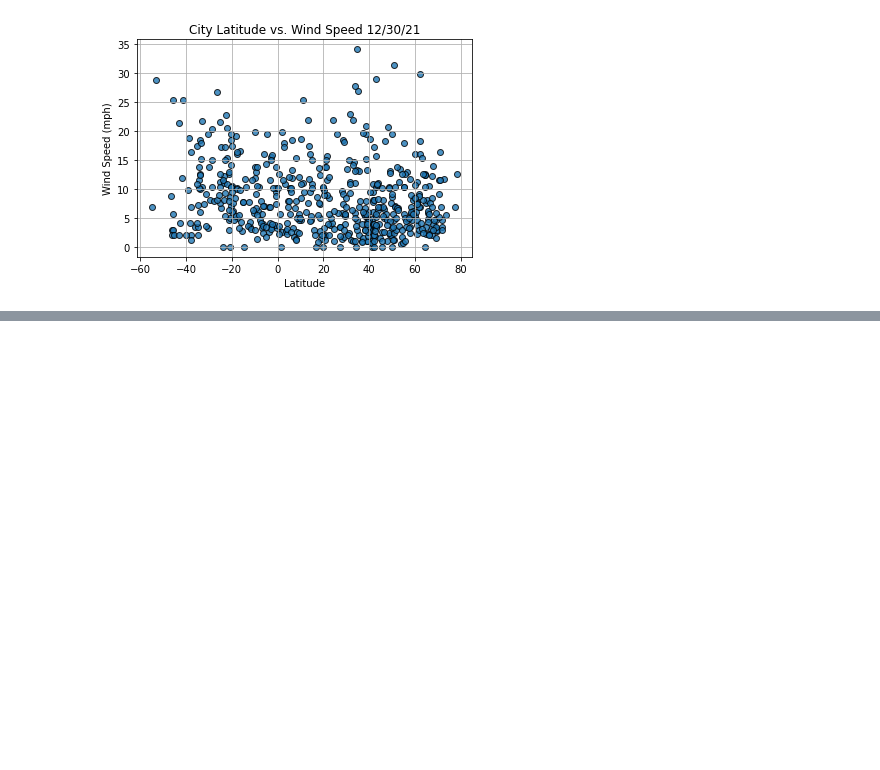
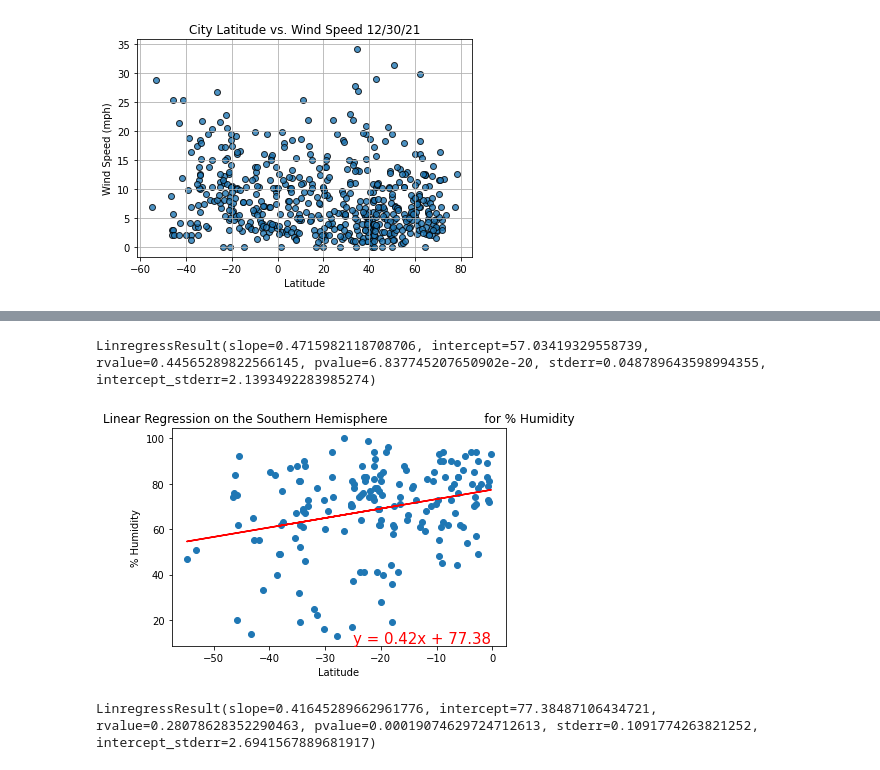
Before and after one commit to Robertfnicholson/World_Weather_Analysis, a Jupyter notebook: WeatherPy.ipynb, the cells around one changed output, grey strips where cells are left out. Drawn from its saved outputs; the diff is of its cells as text; code cells hidden in the pictures; blank space fills up the shorter version.

```diff
--- a/WeatherPy.ipynb
+++ b/WeatherPy.ipynb
@@ -242,0 +344,20 @@ plt.show()
+# %%
+# Use linear regression on the data. Note the r values, lower than .05 = low correlation; greater than .05 = hiogh correlation
+linregress(northern_hemi_df["Lat"],northern_hemi_df["Humidity"])
+# %% [output]
+LinregressResult(slope=0.4715982118708706, intercept=57.03419329558739, rvalue=0.44565289822566145, pvalue=6.837745207650902e-20, stderr=0.048789643598994355, intercept_stderr=2.1393492283985274)
+# %%
+# Linear regression on the Southern Hemisphere
+x_values = southern_hemi_df["Lat"]
+y_values = southern_hemi_df["Humidity"]
+# Call the function.
+plot_linear_regression(x_values, y_values,
+                       'Linear Regression on the Southern Hemisphere \
+                        for % Humidity', '% Humidity',(-25,10))
+# %% [output]
+[figure, added]
+# %%
+# Use linear regression on the data. Note the r values, lower than .05 = low correlation; greater than .05 = hiogh correlation
+linregress(southern_hemi_df["Lat"],southern_hemi_df["Humidity"])
+# %% [output]
+LinregressResult(slope=0.41645289662961776, intercept=77.38487106434721, rvalue=0.28078628352290463, pvalue=0.00019074629724712613, stderr=0.1091774263821252, intercept_stderr=2.6941567889681917)
```
Also changed, not shown: parts of 15 cells of this notebook, 1 other file.
